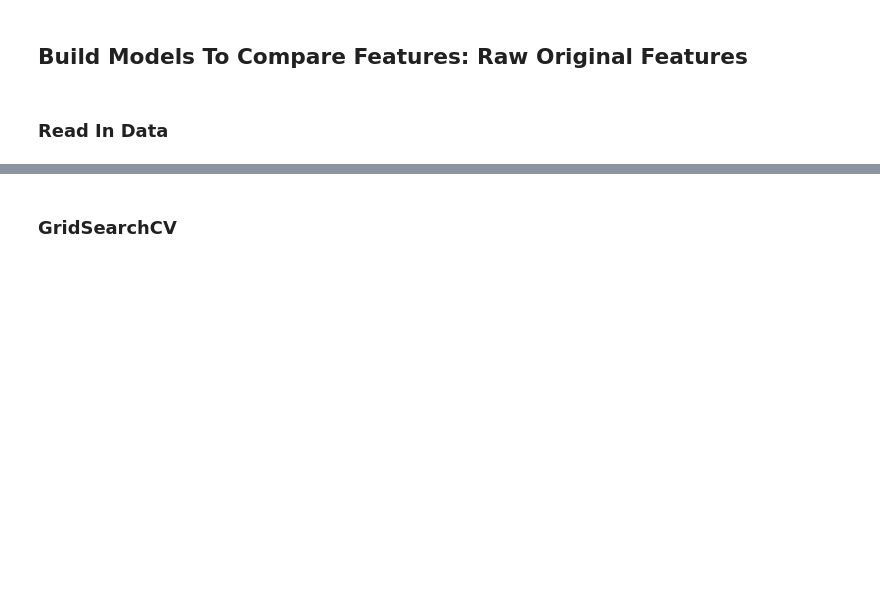
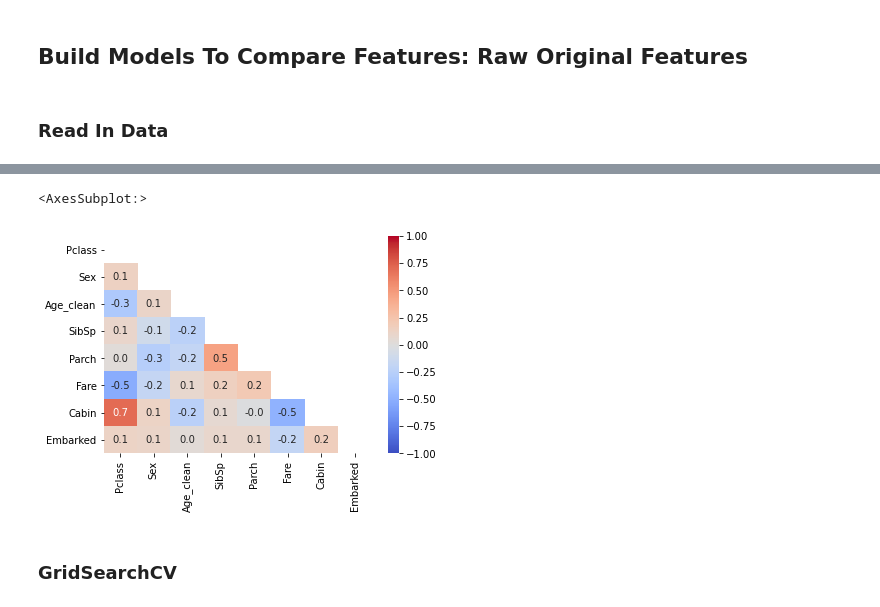
Before and after one commit to xuhangc/study, a Jupyter notebook: Note/ML/Applied Machine Learning Feature Engineering/06_02.ipynb, the cells around one changed output, grey strips where cells are left out. Drawn from its saved outputs; the diff is of its cells as text; code cells hidden in the pictures; blank space fills up the shorter version.

```diff
--- a/Note/ML/Applied Machine Learning Feature Engineering/06_02.ipynb
+++ b/Note/ML/Applied Machine Learning Feature Engineering/06_02.ipynb
@@ -13,7 +13,7 @@ from sklearn.ensemble import RandomForestClassifier
 from sklearn.model_selection import GridSearchCV
 %matplotlib inline
 
-train_features = pd.read_csv('../../../data/final_data/train_features_raw.csv')
-train_labels = pd.read_csv('../../../data/final_data/train_labels.csv')
+train_features = pd.read_csv('./train_features_raw.csv')
+train_labels = pd.read_csv('./train_labels.csv')
 
 train_features.head()
@@ -20,7 +27,10 @@ train_features.head()
 # %%
 # Generate correlation matrix heat map
-matrix = np.triu()
-sns.heatmap(, annot=True, fmt='.1f', vmin=-1, vmax=1, center= 0, cmap= 'coolwarm', mask=)
+matrix = np.triu(train_features.corr())
+sns.heatmap(train_features.corr(), annot=True, fmt='.1f', vmin=-1, vmax=1, center= 0, cmap= 'coolwarm', mask=matrix)
+# %% [output]
+<AxesSubplot:>
+[figure, added]
 # %% [markdown]
 ### GridSearchCV
 # %%
```
Also changed, not shown: parts of 4 cells of this notebook, 10 other files.
